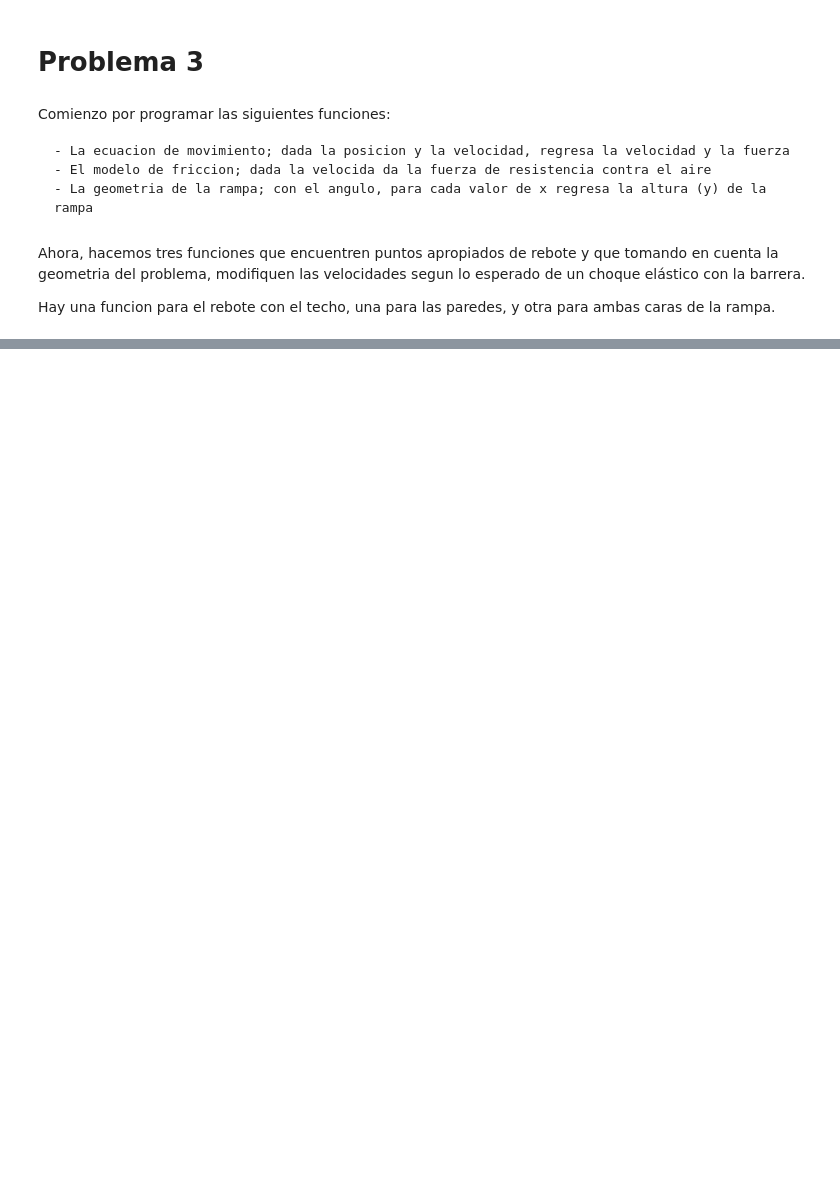
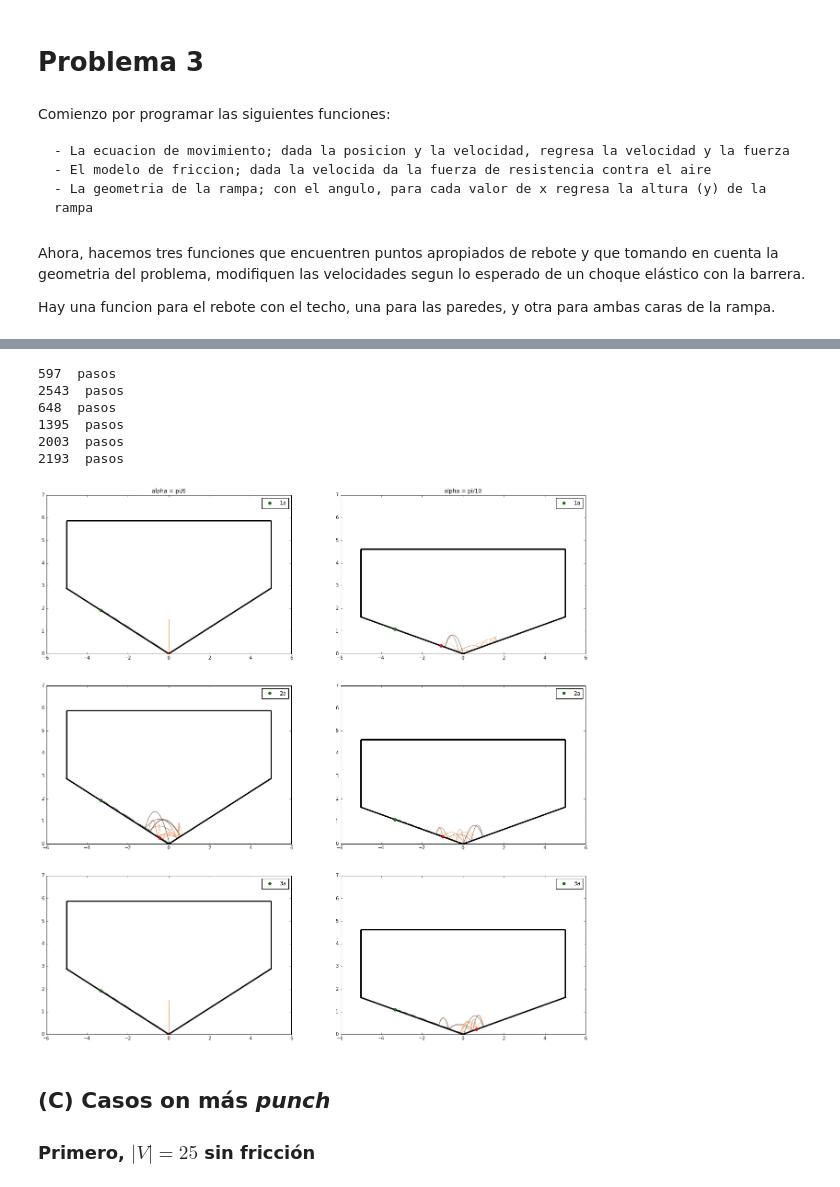
Before and after one commit to jeronimozc/FisicaComputacional_2017-1, a Jupyter notebook: Ex1/Problema_3.ipynb, the cells around one changed output, grey strips where cells are left out. Drawn from its saved outputs; the diff is of its cells as text; code cells hidden in the pictures; blank space fills up the shorter version.

```diff
--- a/Ex1/Problema_3.ipynb
+++ b/Ex1/Problema_3.ipynb
@@ -201,0 +194,72 @@ for j in xrange(alpha.shape[0]):
+# %%
+mi_dt=0.004
+V = 1.0
+L,d = 10.0,3.0
+
+for a in alpha:
+    wall, roof = L/2, d+rampa(L/2,a)
+    fric, grav = fricV2, 9.81
+
+    for n in disparo:
+        inicio = np.array([ -L/3 , rampa(L/3,a) , V*cos(n*a) , V*sin(n*a) ])
+        trayectoria=empty((10000,len(inicio)))
+        trayectoria[0,:]=array(inicio)
+
+        rebotes, i = 0, 0
+        while rebotes < 21 and i < 10000:
+            t,sol = int_rk4(ec_mov,trayectoria[i,:],[0,mi_dt],fric=fric,g=grav)
+            y = sol[-1,:]
+            # condicion piso
+            yr = rampa(y[0],a)
+            if y[1] < yr:
+                y = rebote_rampa(trayectoria[i,:],mi_dt,a   ,tol=1e-2,fric=fric,g=grav)
+                rebotes += 1
+            # condicion techo
+            elif y[1] > roof:
+                y = rebote_techo(trayectoria[i,:],mi_dt,roof,tol=1e-2,fric=fric,g=grav)
+                rebotes += 1
+            # condicion paredes
+            if abs(y[0]) > wall :
+                y = rebote_pared(trayectoria[i,:],mi_dt,wall,tol=1e-2,fric=fric,g=grav)
+                rebotes += 1
+            trayectoria[i+1,:] = y
+            i += 1
+        print i, " pasos"
+        sims[(a,n)] = trayectoria[:i]
+# %% [output]
+597  pasos
+2543  pasos
+648  pasos
+1395  pasos
+2003  pasos
+2193  pasos
+# %%
+fig = plt.figure(figsize=(21,21))
+x = np.linspace(-L/2,L/2,800)
+for j in xrange(alpha.shape[0]):
+    a = alpha[j]
+    title = "alpha = pi/6" if j==0 else "alpha = pi/10"
+    for n in disparo:
+        trayectoria = sims[(a,n)]
+        label = "{}a".format(n)
+        title = title if n==1 else ""
+
+        r = 2*n-1 if j==0 else 2*n
+        ax = fig.add_subplot(3,2,r)
+        ax.plot(x,rampa(x,a),color="k",lw=3)
+        ax.hlines(d+rampa(L/2,a),-L/2,L/2,color="k",lw=3)
+        ax.vlines([-L/2,L/2],rampa(L/2,a),rampa(L/2,a)+d,color="k",lw=3)
+
+        colorline(trayectoria[:,0],trayectoria[:,1],cmap='copper', linewidth=1)
+        ax.plot(trayectoria[+0,0],trayectoria[ 0,1],'o',c="g", label=label)
+        ax.plot(trayectoria[-1,0],trayectoria[-1,1],'o',c="r")
+
+        ax.legend(numpoints=1,loc="best")
+        ax.set_title(title)
+        ax.set_ylim(0,7); ax.set_xlim(-6,6);
+# %% [output]
+[figure, added]
+# %% [markdown]
+## (C) Casos on más _punch_
+
+### Primero, $|V|=25$ sin fricción
```
Also changed, not shown: parts of 22 cells of this notebook, 9 other files.
